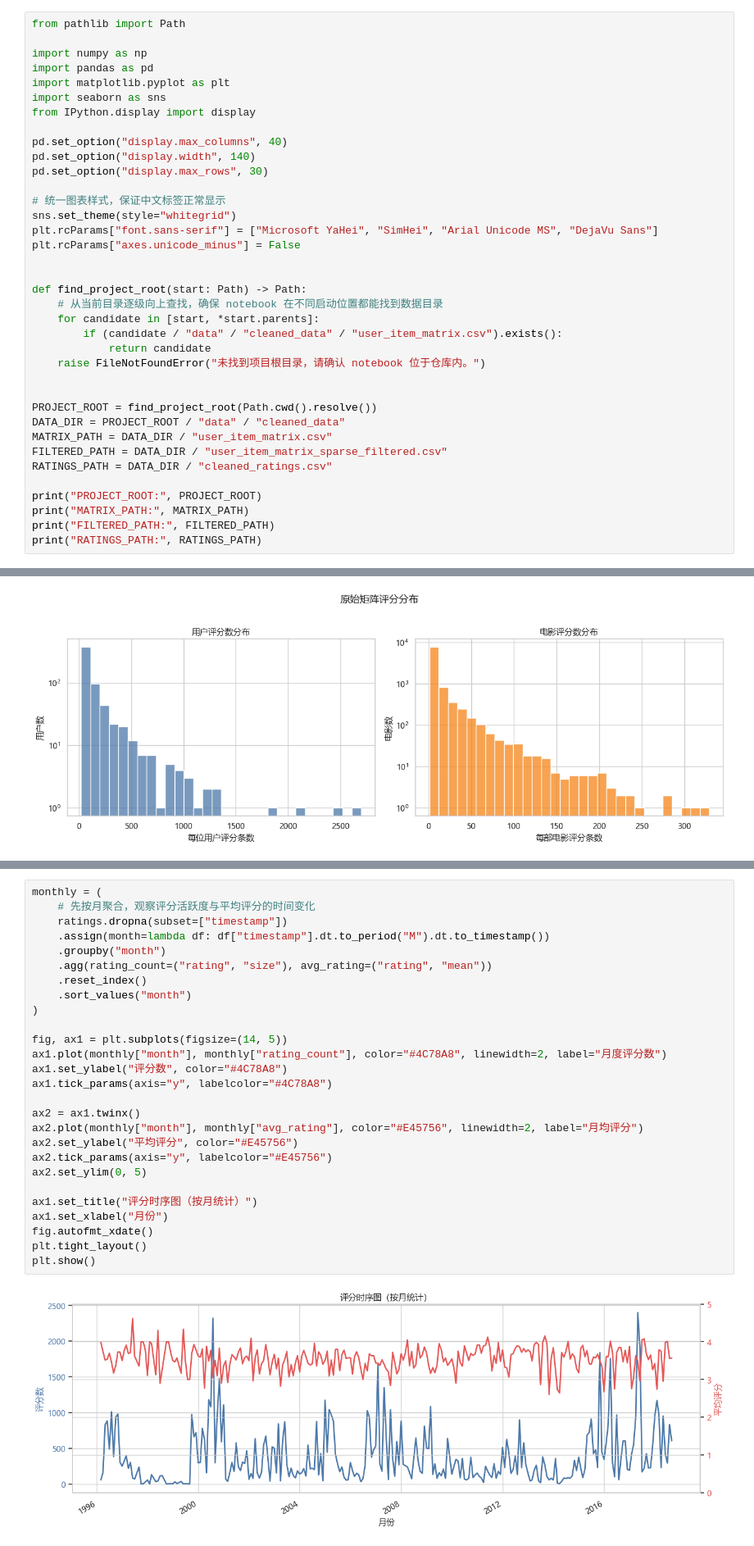
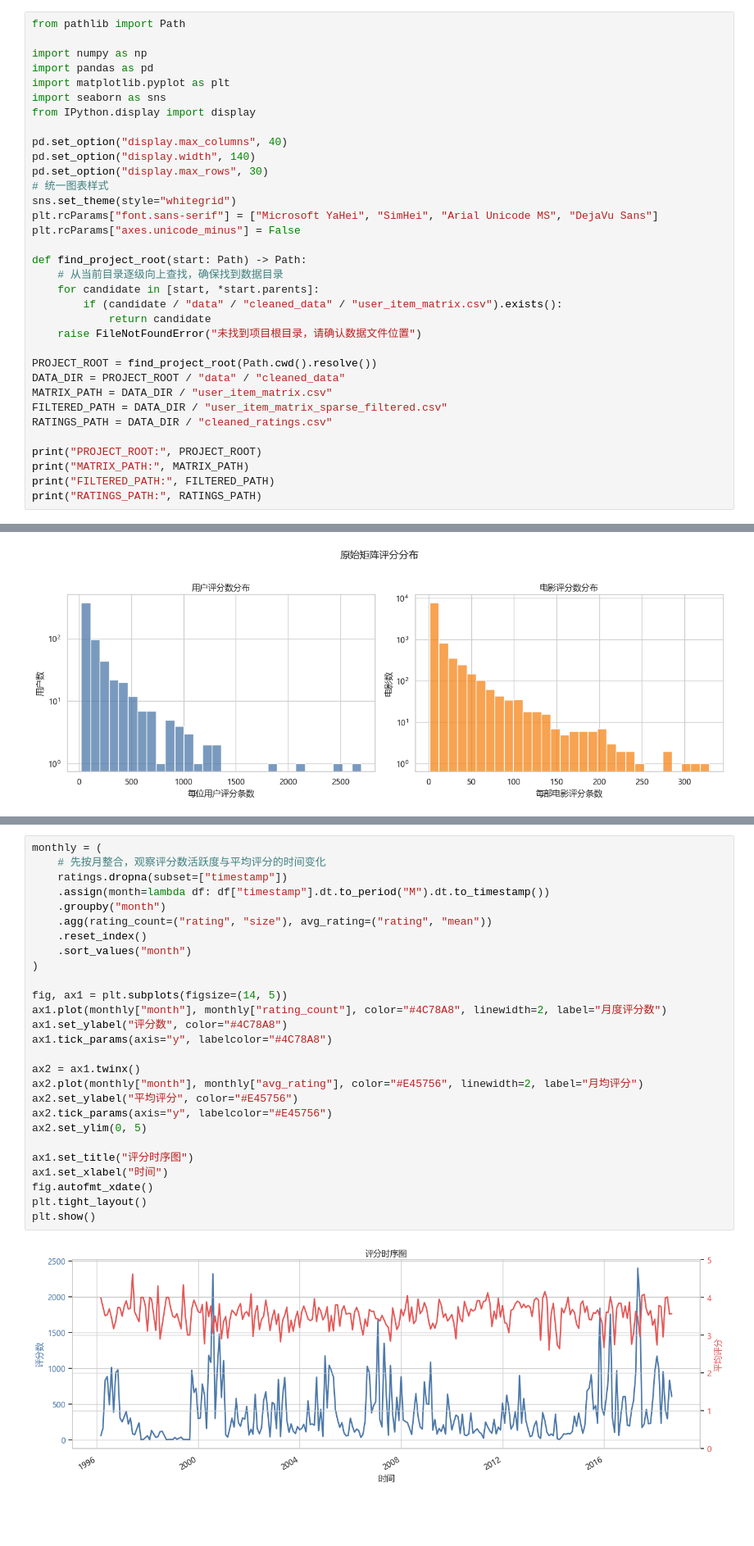
Before and after one commit to chihayaqs/Movie-Recommender-System, a Jupyter notebook: notebooks/analysis.ipynb, the cells around one changed output, grey strips where cells are left out. Shown at 82% size. Saved outputs shown, nothing was run; the diff lists cells and outputs as text; blank space fills up the shorter version.

```diff
--- a/notebooks/analysis.ipynb
+++ b/notebooks/analysis.ipynb
@@ -17,20 +17,17 @@ from IPython.display import display
 pd.set_option("display.max_columns", 40)
 pd.set_option("display.width", 140)
 pd.set_option("display.max_rows", 30)
-
-# 统一图表样式，保证中文标签正常显示
+# 统一图表样式
 sns.set_theme(style="whitegrid")
 plt.rcParams["font.sans-serif"] = ["Microsoft YaHei", "SimHei", "Arial Unicode MS", "DejaVu Sans"]
 plt.rcParams["axes.unicode_minus"] = False
 
-
 def find_project_root(start: Path) -> Path:
-    # 从当前目录逐级向上查找，确保 notebook 在不同启动位置都能找到数据目录
+    # 从当前目录逐级向上查找，确保找到数据目录
     for candidate in [start, *start.parents]:
         if (candidate / "data" / "cleaned_data" / "user_item_matrix.csv").exists():
             return candidate
-    raise FileNotFoundError("未找到项目根目录，请确认 notebook 位于仓库内。")
-
+    raise FileNotFoundError("未找到项目根目录，请确认数据文件位置")
 
 PROJECT_ROOT = find_project_root(Path.cwd().resolve())
 DATA_DIR = PROJECT_ROOT / "data" / "cleaned_data"
@@ -258,32 +251,32 @@ plt.show()
 # %%
 monthly = (
-    # 先按月聚合，观察评分活跃度与平均评分的时间变化
+    # 先按月整合，观察评分数活跃度与平均评分的时间变化
     ratings.dropna(subset=["timestamp"])
     .assign(month=lambda df: df["timestamp"].dt.to_period("M").dt.to_timestamp())
     .groupby("month")
     .agg(rating_count=("rating", "size"), avg_rating=("rating", "mean"))
     .reset_index()
     .sort_values("month")
 )
 
 fig, ax1 = plt.subplots(figsize=(14, 5))
 ax1.plot(monthly["month"], monthly["rating_count"], color="#4C78A8", linewidth=2, label="月度评分数")
 ax1.set_ylabel("评分数", color="#4C78A8")
 ax1.tick_params(axis="y", labelcolor="#4C78A8")
 
 ax2 = ax1.twinx()
 ax2.plot(monthly["month"], monthly["avg_rating"], color="#E45756", linewidth=2, label="月均评分")
 ax2.set_ylabel("平均评分", color="#E45756")
 ax2.tick_params(axis="y", labelcolor="#E45756")
 ax2.set_ylim(0, 5)
 
-ax1.set_title("评分时序图（按月统计）")
-ax1.set_xlabel("月份")
+ax1.set_title("评分时序图")
+ax1.set_xlabel("时间")
 fig.autofmt_xdate()
 plt.tight_layout()
 plt.show()
 # %% [output]
-[figure, old version]
+[figure, new version]
 # %% [markdown]
 ## 阈值选择
 
```
Also changed, not shown: parts of 22 cells of this notebook, 1 other file.
